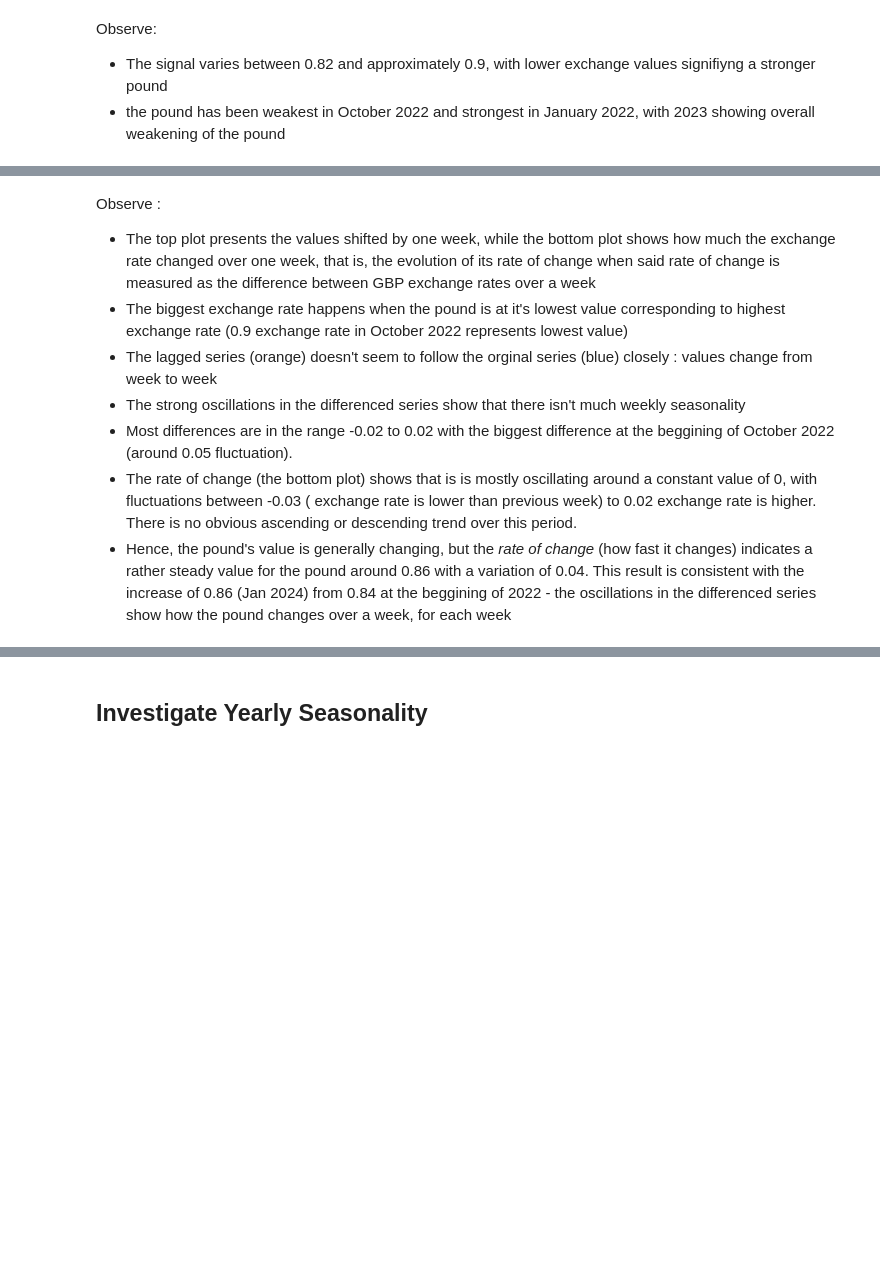
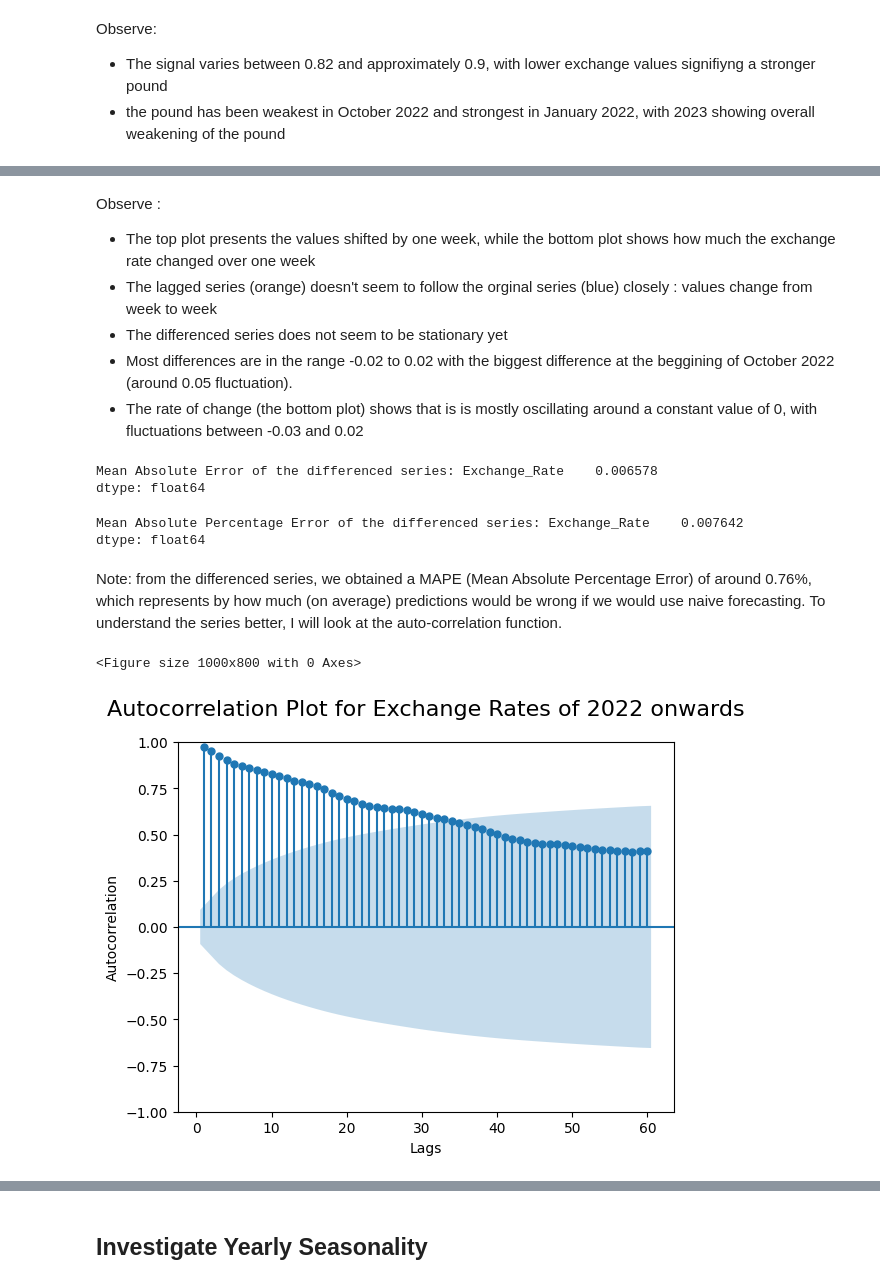
Before and after one commit to Geist2307/GBP-EUR-Exchange-Rate-Forecast, a Jupyter notebook: ForecastingGBP.ipynb, the cells around one changed output, grey strips where cells are left out. Saved outputs shown, nothing was run; the diff lists cells and outputs as text; code cells hidden in the pictures; blank space fills up the shorter version.

```diff
--- a/ForecastingGBP.ipynb
+++ b/ForecastingGBP.ipynb
@@ -452,10 +629,24 @@ plt.show()
 # %% [markdown]
 Observe :
 
-- The top plot presents the values shifted by one week, while the bottom plot shows how much the exchange rate changed over one week, that is, the evolution of its rate of change when said rate of change is measured as the difference between GBP exchange rates over a week
-- The biggest exchange rate happens when the pound is at it's lowest value corresponding to highest exchange rate (0.9 exchange rate in October 2022 represents lowest value)
+- The top plot presents the values shifted by one week, while the bottom plot shows how much the exchange rate changed over one week
 - The lagged series (orange) doesn't seem to follow the orginal series (blue) closely : values change from week to week
-- The strong oscillations in the differenced series show that there isn't much weekly seasonality
+- The differenced series does not seem to be stationary yet
 - Most differences are in the range -0.02 to 0.02 with the biggest difference at the beggining of October 2022 (around 0.05 fluctuation).
-- The rate of change (the bottom plot) shows that is is mostly oscillating around a constant value of 0, with fluctuations between -0.03 ( exchange rate is lower than previous week) to  0.02 exchange rate is higher. There is no obvious ascending or descending trend over this period.
-- Hence, the pound's value is generally changing, but the _rate of change_ (how fast it changes) indicates a rather steady value for the pound around 0.86 with a variation of 0.04. This result is consistent with the increase of 0.86 (Jan 2024) from 0.84 at the beggining of 2022 - the oscillations in the differenced series show how the pound changes over a week, for each week
+- The rate of change (the bottom plot) shows that is is mostly oscillating around a constant value of 0, with fluctuations between -0.03 and  0.02
+# %%
+##calculate the MAE of the differenced series
+mae_diff_week = np.abs(diff_week).mean()
+print("Mean Absolute Error of the differenced series:", mae_diff_week)
+# %% [output]
+Mean Absolute Error of the differenced series: Exchange_Rate    0.006578
+dtype: float64
+# %%
+##calculate the MAPE of the differenced series
+mape_diff_week = np.abs(diff_week / df_2022onwards.shift(7)).mean()
+print("Mean Absolute Percentage Error of the differenced series:", mape_diff_week)
+# %% [output]
+Mean Absolute Percentage Error of the differenced series: Exchange_Rate    0.007642
+dtype: float64
+# %% [markdown]
+Note: from the differenced series, we obtained a MAPE (Mean Absolute Percentage Error) of around 0.76%, which represents by how much (on average) predictions would be wrong if we would use naive forecasting. To understand the series better, I will look at the auto-correlation function.
@@ -461,0 +656,10 @@ Observe :
+# %%
+plt.figure(figsize=(10,8))
+plot_acf(df_2022onwards, lags=60, zero=False) ##the lag of 30 represents 60 days, for which the autocorrelation is calculated
+plt.title('Autocorrelation Plot for Exchange Rates of 2022 onwards', fontsize=16, y=1.05)
+plt.xlabel('Lags')
+plt.ylabel('Autocorrelation')
+plt.show()
+# %% [output]
+<Figure size 1000x800 with 0 Axes>
+[figure, added]
```
Also changed, not shown: parts of 204 cells of this notebook, 2 other files.
